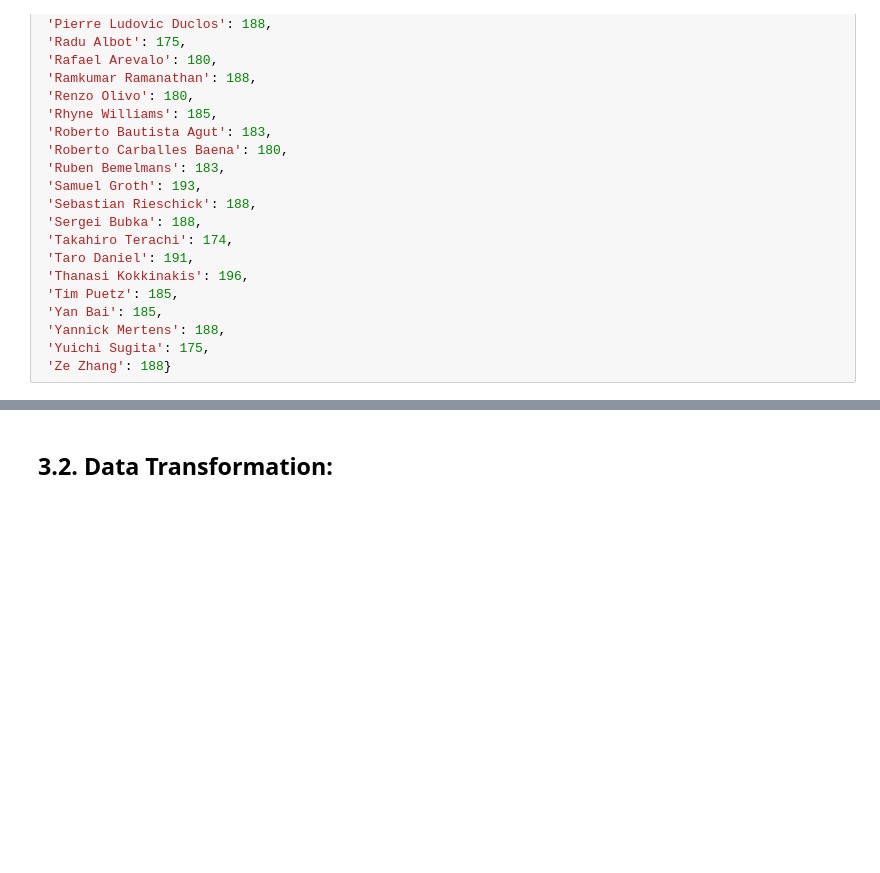
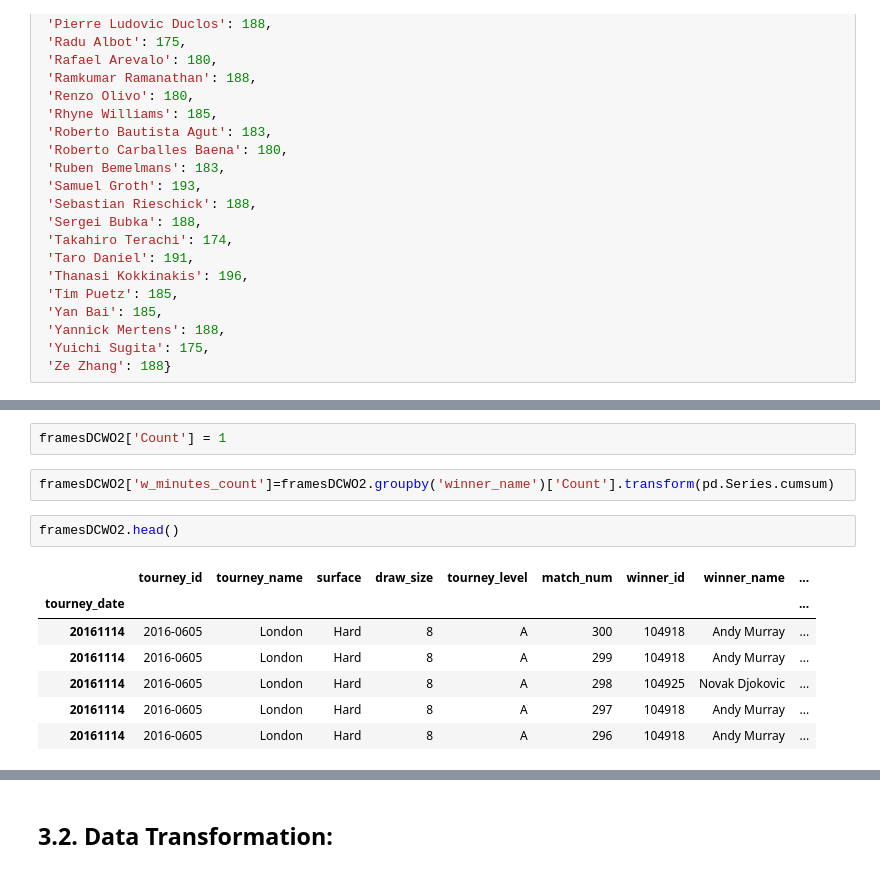
Before and after one commit to ISANJUA/TFM_ML4sportsBets, a Jupyter notebook: Resumen 3. Feature Extraction, Transformations and Cleansing.ipynb, the cells around one changed output, grey strips where cells are left out. Drawn from its saved outputs; the diff is of its cells as text; blank space fills up the shorter version.

```diff
--- a/Resumen 3. Feature Extraction, Transformations and Cleansing.ipynb
+++ b/Resumen 3. Feature Extraction, Transformations and Cleansing.ipynb
@@ -257,0 +436,14 @@ framesDCWO2.isnull().sum()
+# %%
+framesDCWO2['Count'] = 1
+# %%
+framesDCWO2['w_minutes_count']=framesDCWO2.groupby('winner_name')['Count'].transform(pd.Series.cumsum)
+# %%
+framesDCWO2.head()
+# %% [output]
+|  | tourney_id | tourney_name | surface | draw_size | tourney_level | match_num | winner_id | winner_name | ... |
+| tourney_date |  |  |  |  |  |  |  |  | ... |
+| 20161114 | 2016-0605 | London | Hard | 8 | A | 300 | 104918 | Andy Murray | ... |
+| 20161114 | 2016-0605 | London | Hard | 8 | A | 299 | 104918 | Andy Murray | ... |
+| 20161114 | 2016-0605 | London | Hard | 8 | A | 298 | 104925 | Novak Djokovic | ... |
+| 20161114 | 2016-0605 | London | Hard | 8 | A | 297 | 104918 | Andy Murray | ... |
+| 20161114 | 2016-0605 | London | Hard | 8 | A | 296 | 104918 | Andy Murray | ... |
```
Also changed, not shown: parts of 49 cells of this notebook.
